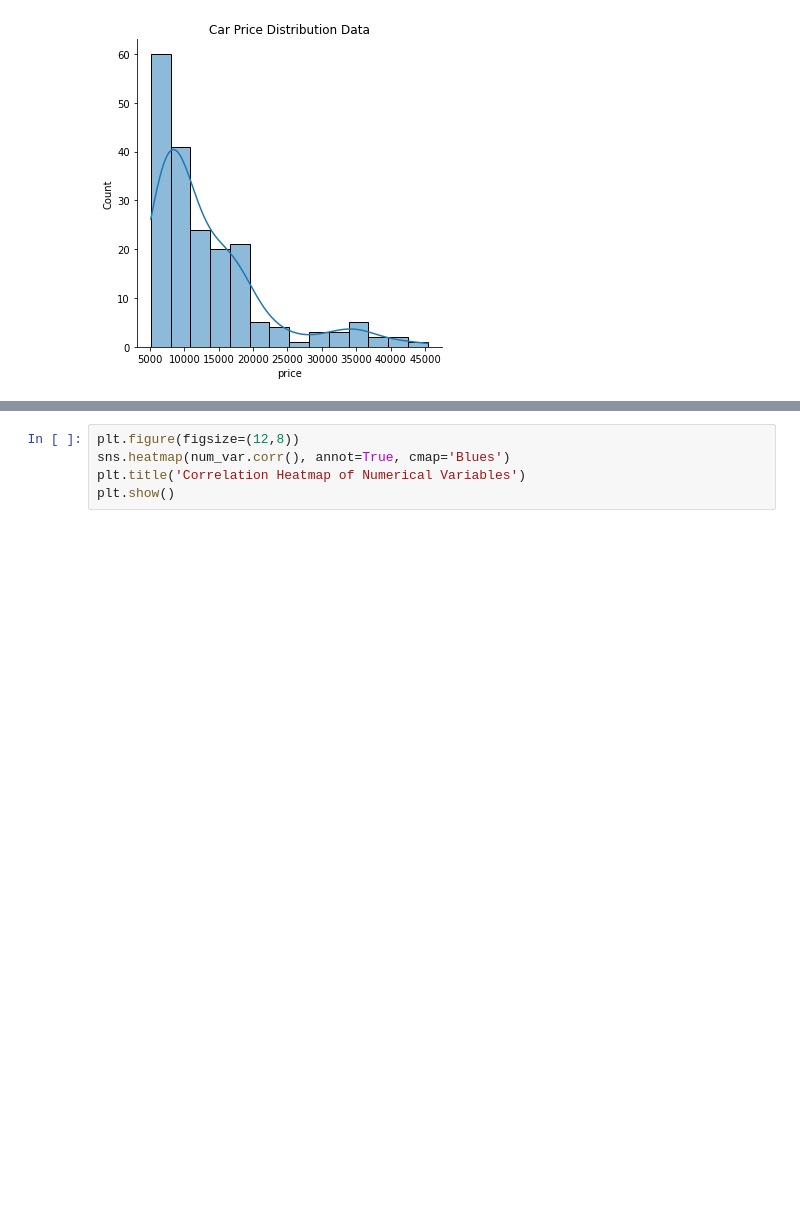
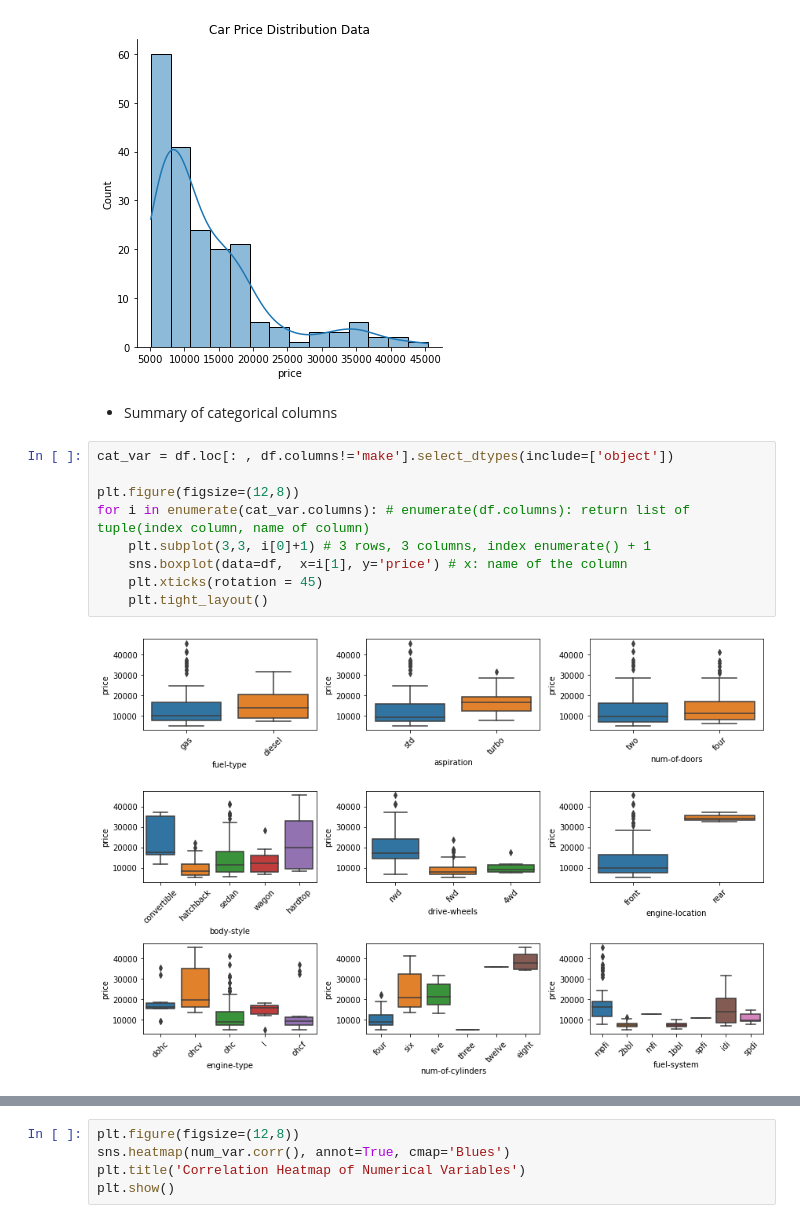
Before and after one commit to mohammad-agus/linear_regression_ols_using_python_statsmodels, a Jupyter notebook: linear_regression_ordinary_least_square.ipynb, the cells around one changed output, grey strips where cells are left out. Saved outputs shown, nothing was run; the diff lists cells and outputs as text; blank space fills up the shorter version.

```diff
--- a/linear_regression_ordinary_least_square.ipynb
+++ b/linear_regression_ordinary_least_square.ipynb
@@ -224,3 +203,16 @@ plt.show()
 # %% [output]
 <Figure size 864x576 with 0 Axes>
 [figure]
+# %% [markdown]
+* Summary of categorical columns
+# %%
+cat_var = df.loc[: , df.columns!='make'].select_dtypes(include=['object'])
+
+plt.figure(figsize=(12,8))
+for i in enumerate(cat_var.columns): # enumerate(df.columns): return list of tuple(index column, name of column)
+    plt.subplot(3,3, i[0]+1) # 3 rows, 3 columns, index enumerate() + 1
+    sns.boxplot(data=df,  x=i[1], y='price') # x: name of the column
+    plt.xticks(rotation = 45)
+    plt.tight_layout()
+# %% [output]
+[figure, added]
```
Also changed, not shown: parts of 32 cells of this notebook.
